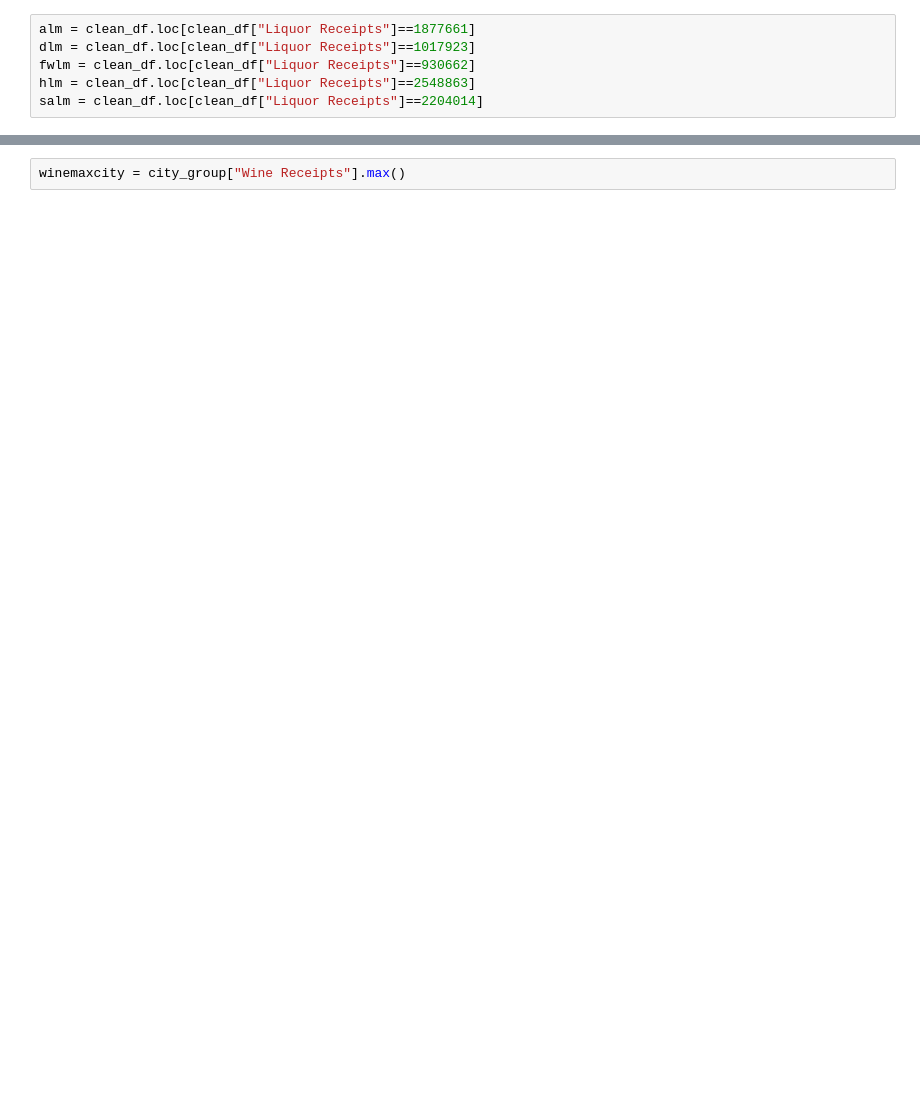
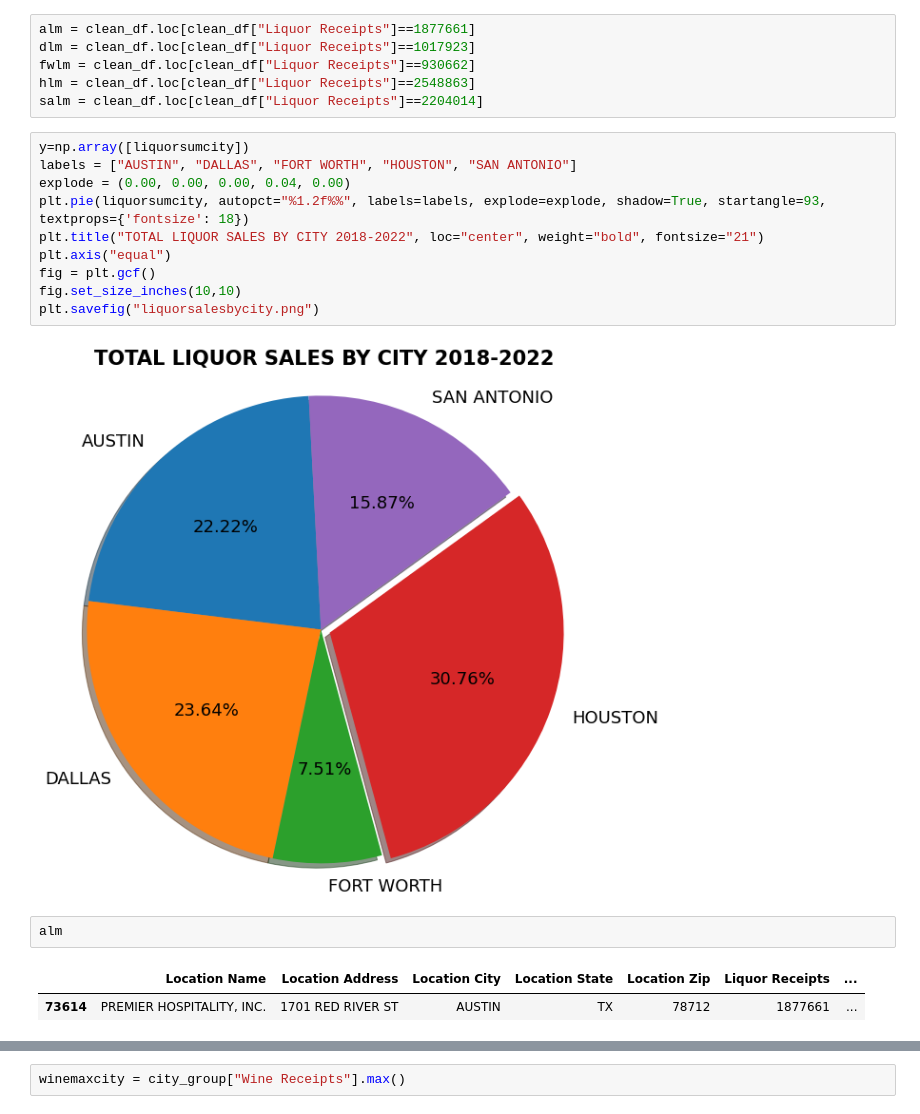
Before and after one commit to DJAMES152/project1, a Jupyter notebook: Untitled.ipynb, the cells around one changed output, grey strips where cells are left out. Cells and saved outputs as stored; diff of their text form; blank space fills up the shorter version.

```diff
--- a/Untitled.ipynb
+++ b/Untitled.ipynb
@@ -215,3 +234,20 @@ dlm = clean_df.loc[clean_df["Liquor Receipts"]==1017923]
 fwlm = clean_df.loc[clean_df["Liquor Receipts"]==930662]
 hlm = clean_df.loc[clean_df["Liquor Receipts"]==2548863]
 salm = clean_df.loc[clean_df["Liquor Receipts"]==2204014]
+# %%
+y=np.array([liquorsumcity])
+labels = ["AUSTIN", "DALLAS", "FORT WORTH", "HOUSTON", "SAN ANTONIO"]
+explode = (0.00, 0.00, 0.00, 0.04, 0.00)
+plt.pie(liquorsumcity, autopct="%1.2f%%", labels=labels, explode=explode, shadow=True, startangle=93, textprops={'fontsize': 18})
+plt.title("TOTAL LIQUOR SALES BY CITY 2018-2022", loc="center", weight="bold", fontsize="21")
+plt.axis("equal")
+fig = plt.gcf()
+fig.set_size_inches(10,10)
+plt.savefig("liquorsalesbycity.png")
+# %% [output]
+[figure, added]
+# %%
+alm
+# %% [output]
+|  | Location Name | Location Address | Location City | Location State | Location Zip | Liquor Receipts | ... |
+| 73614 | PREMIER HOSPITALITY, INC. | 1701 RED RIVER ST | AUSTIN | TX | 78712 | 1877661 | ... |
```
Also changed, not shown: parts of 42 cells of this notebook, 6 other files.
